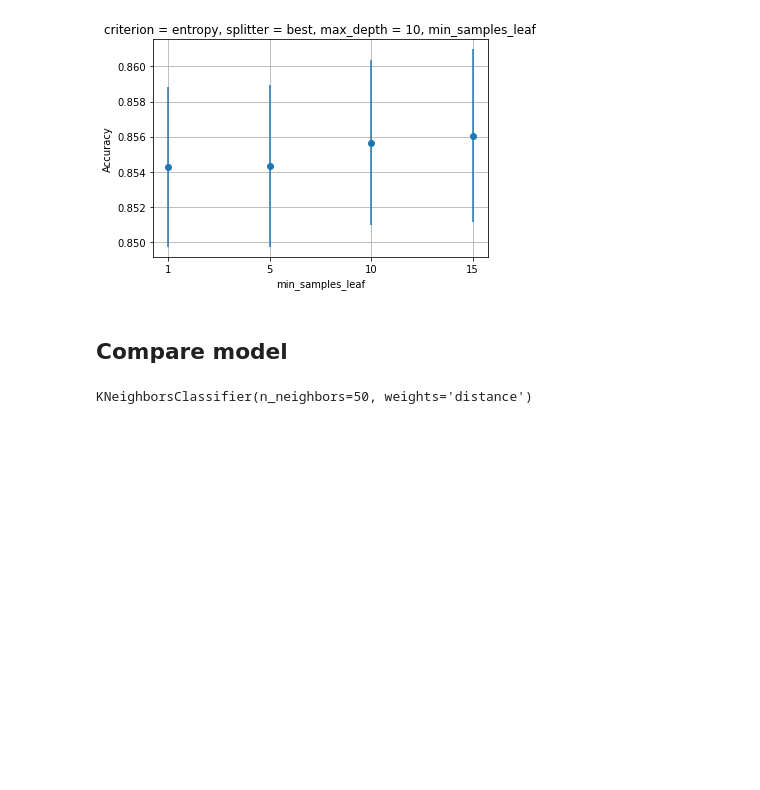
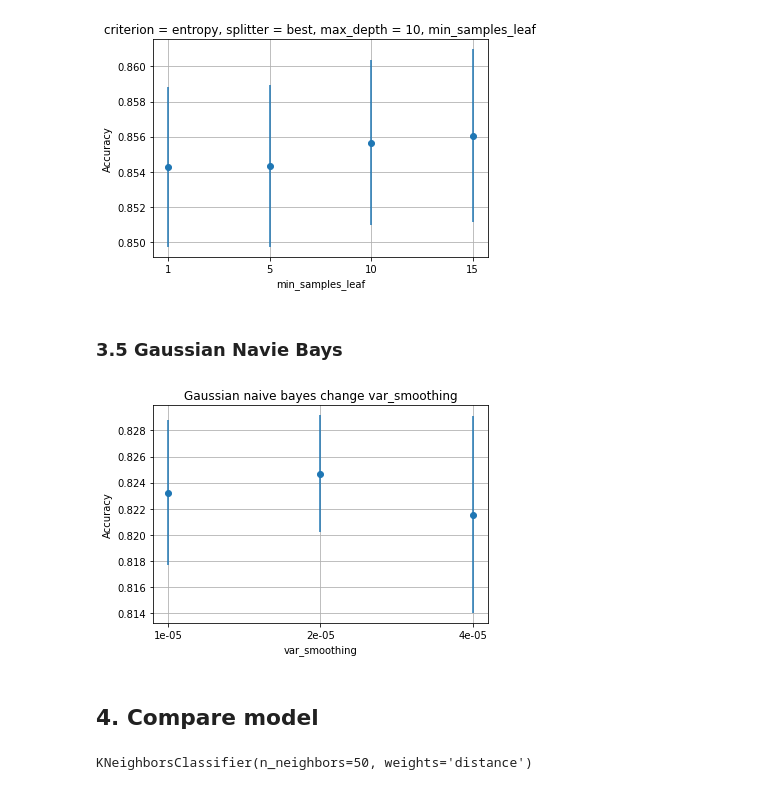
Before and after one commit to Nga20204887/MachineLearning, a Jupyter notebook: compare-model.ipynb, the cells around one changed output. Cells and saved outputs as stored; diff of their text form; code cells hidden in the pictures; blank space fills up the shorter version.

Commit message:
add gaussian naive bays

```diff
--- a/compare-model.ipynb
+++ b/compare-model.ipynb
@@ -563,8 +466,29 @@ plt.savefig('image/DT_change_min_sample_leaf.png', bbox_inches = 'tight')
 plt.show()
 # %% [output]
 [figure]
+# %% [markdown]
+### 3.5 Gaussian Navie Bays
+# %%
+title = "Gaussian naive bayes change var_smoothing"
+xlabel = "var_smoothing"
+X = []
+Y = []
+error = []
+
+for var_smoothing in tqdm([1e-5, 2e-5, 4e-5]):
+    salary_clf = GaussianNB(var_smoothing = var_smoothing)
+    mean, std = cross_validation(salary_clf)
+    X.append(str(var_smoothing))
+    Y.append(mean)
+    error.append(std)
+
+plot(title, xlabel, X, Y, error)
+plt.savefig('image/GaussianNB change var_smoothing.png', bbox_inches = 'tight')
+plt.show()
+# %% [output]
+[figure, added]
 # %% [markdown]
-## Compare model
+## 4. Compare model
 # %%
 svm_ = svm.SVC(kernel = 'linear', C = 1.0)
 rf = RandomForestClassifier(criterion = 'gini', n_estimators = 300)
```
Also changed, not shown: parts of 29 cells of this notebook, 1 other file.
